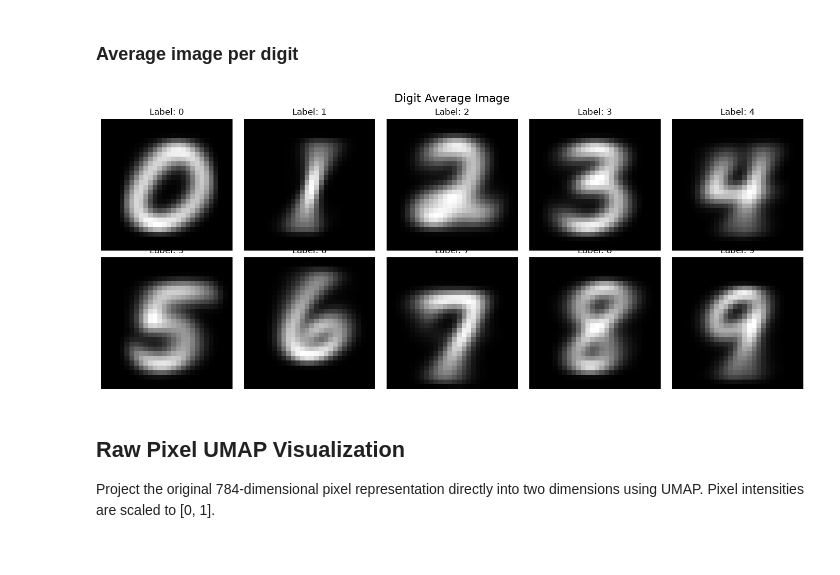
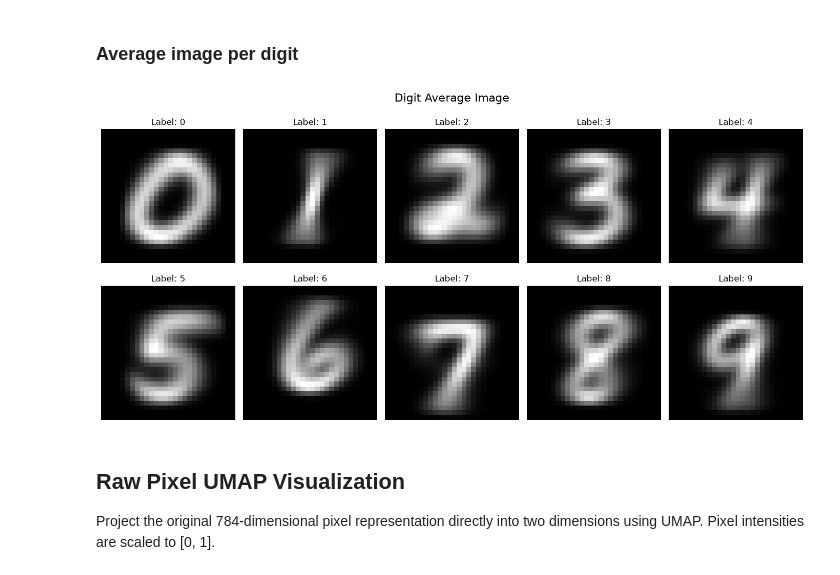
Before and after one commit to cudidotdev/mnist-784-rbf-experiments, a Jupyter notebook: notebooks/00_data_exploration.ipynb, the cells around one changed output. Drawn from its saved outputs; the diff is of its cells as text; code cells hidden in the pictures.

Commit message:
fix: made all labels visible in digit average image

```diff
--- a/notebooks/00_data_exploration.ipynb
+++ b/notebooks/00_data_exploration.ipynb
@@ -119,25 +119,25 @@ plt.show()
 # %%
 fig, axes = plt.subplots(
     2,
     5,
-    figsize=(14, 6),
+    figsize=(14, 7),
 )
 
 for digit, ax in zip(range(10), axes.flat):
     mean_image = X[y == digit].mean(axis=0).reshape(28, 28)
 
     ax.imshow(mean_image, cmap="gray")
     ax.set_title(f"Label: {digit}")
     ax.axis("off")
 
 plt.suptitle("Digit Average Image", fontsize=16)
 plt.tight_layout()
 
 save_figure(fig, "digit-average-images.png")
 
 plt.show()
 # %% [output]
-[figure, old version]
+[figure, new version]
 # %% [markdown]
 ## Raw Pixel UMAP Visualization
 
```
Also changed, not shown: 1 other file.
